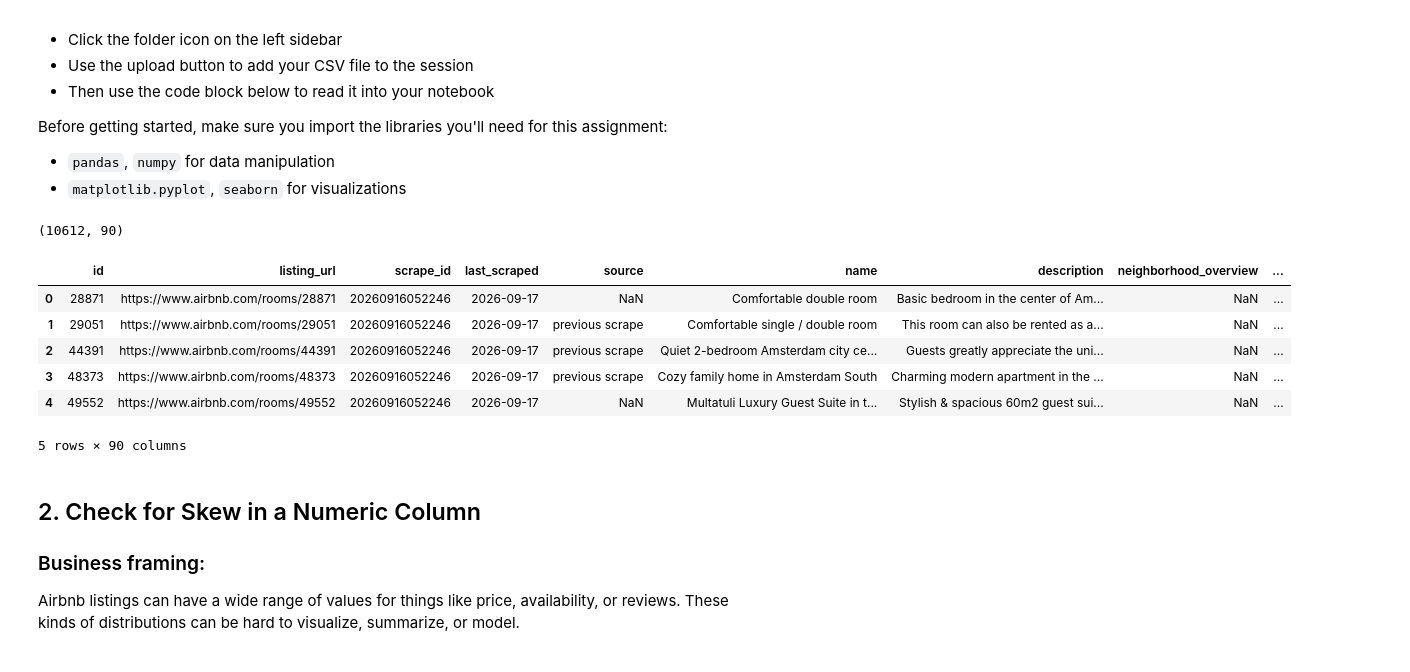
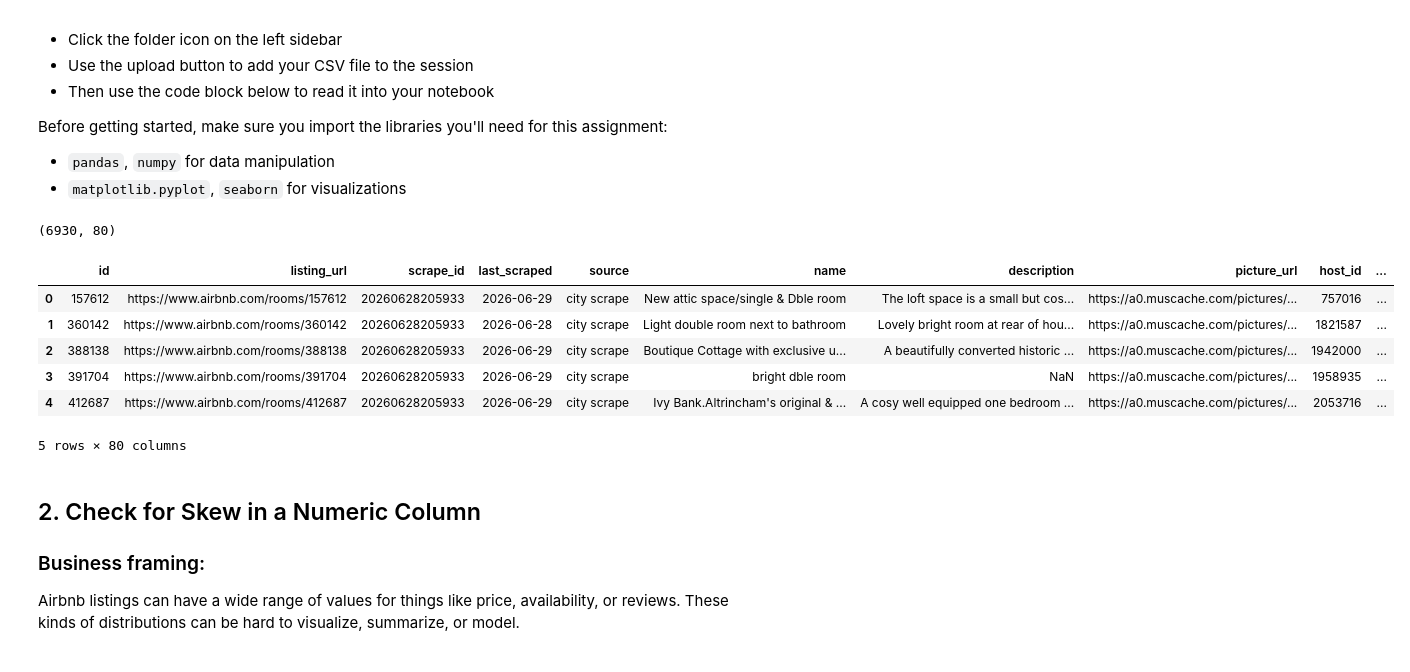
Before and after one commit to fischdakid/is-4487-labs, a Jupyter notebook: Assignments/assignment_07_data_transformation.ipynb, the cells around one changed output. Cells and saved outputs as stored; diff of their text form; code cells hidden in the pictures.

```diff
--- a/Assignments/assignment_07_data_transformation.ipynb
+++ b/Assignments/assignment_07_data_transformation.ipynb
@@ -66,19 +66,19 @@ import numpy as np
 import seaborn as sns
 import matplotlib.pyplot as plt
 # %%
-df = pd.read_csv('/content/listings.csv.gz', compression='gzip')
+df = pd.read_csv('/content/cleaned_airbnb_data_6.csv')
 
 print(df.shape)
 df.head()
 # %% [output]
-(10612, 90)
+(6930, 80)
-|  | id | listing_url | scrape_id | last_scraped | source | name | description | neighborhood_overview | ... |
-| 0 | 28871 | https://www.airbnb.com/rooms/28871 | 20260916052246 | 2026-09-17 | NaN | Comfortable double room | Basic bedroom in the center of Am... | NaN | ... |
-| 1 | 29051 | https://www.airbnb.com/rooms/29051 | 20260916052246 | 2026-09-17 | previous scrape | Comfortable single / double room | This room can also be rented as a... | NaN | ... |
-| 2 | 44391 | https://www.airbnb.com/rooms/44391 | 20260916052246 | 2026-09-17 | previous scrape | Quiet 2-bedroom Amsterdam city ce... | Guests greatly appreciate the uni... | NaN | ... |
-| 3 | 48373 | https://www.airbnb.com/rooms/48373 | 20260916052246 | 2026-09-17 | previous scrape | Cozy family home in Amsterdam South | Charming modern apartment in the ... | NaN | ... |
-| 4 | 49552 | https://www.airbnb.com/rooms/49552 | 20260916052246 | 2026-09-17 | NaN | Multatuli Luxury Guest Suite in t... | Stylish & spacious 60m2 guest sui... | NaN | ... |
+|  | id | listing_url | scrape_id | last_scraped | source | name | description | picture_url | host_id | ... |
+| 0 | 157612 | https://www.airbnb.com/rooms/157612 | 20260628205933 | 2026-06-29 | city scrape | New attic space/single & Dble room | The loft space is a small but cos... | https://a0.muscache.com/pictures/... | 757016 | ... |
+| 1 | 360142 | https://www.airbnb.com/rooms/360142 | 20260628205933 | 2026-06-28 | city scrape | Light double room next to bathroom | Lovely bright room at rear of hou... | https://a0.muscache.com/pictures/... | 1821587 | ... |
+| 2 | 388138 | https://www.airbnb.com/rooms/388138 | 20260628205933 | 2026-06-29 | city scrape | Boutique Cottage with exclusive u... | A beautifully converted historic ... | https://a0.muscache.com/pictures/... | 1942000 | ... |
+| 3 | 391704 | https://www.airbnb.com/rooms/391704 | 20260628205933 | 2026-06-29 | city scrape | bright dble room | NaN | https://a0.muscache.com/pictures/... | 1958935 | ... |
+| 4 | 412687 | https://www.airbnb.com/rooms/412687 | 20260628205933 | 2026-06-29 | city scrape | Ivy Bank.Altrincham's original & ... | A cosy well equipped one bedroom ... | https://a0.muscache.com/pictures/... | 2053716 | ... |
-5 rows × 90 columns
+5 rows × 80 columns
 # %% [markdown]
 ## 2. Check for Skew in a Numeric Column
 
```
